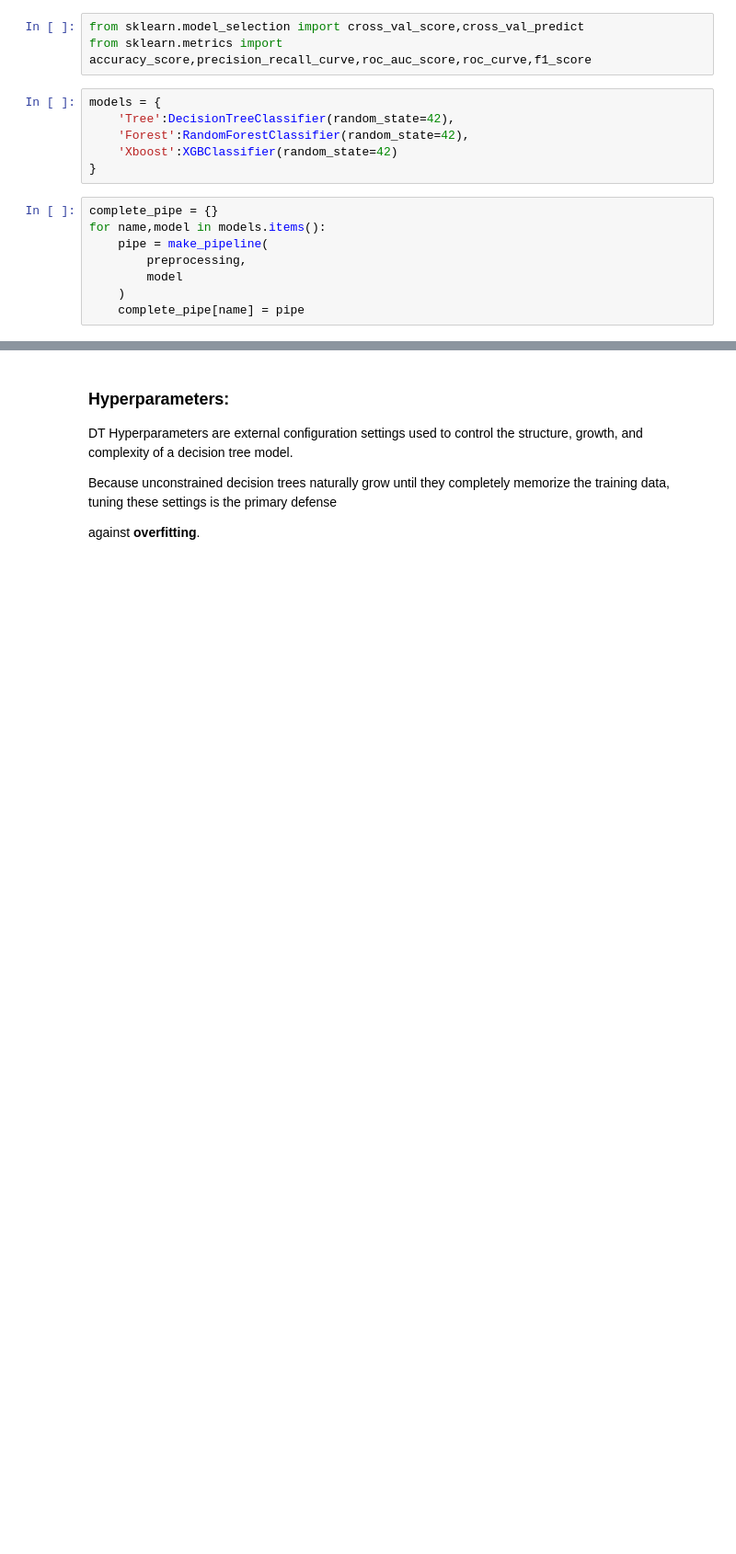
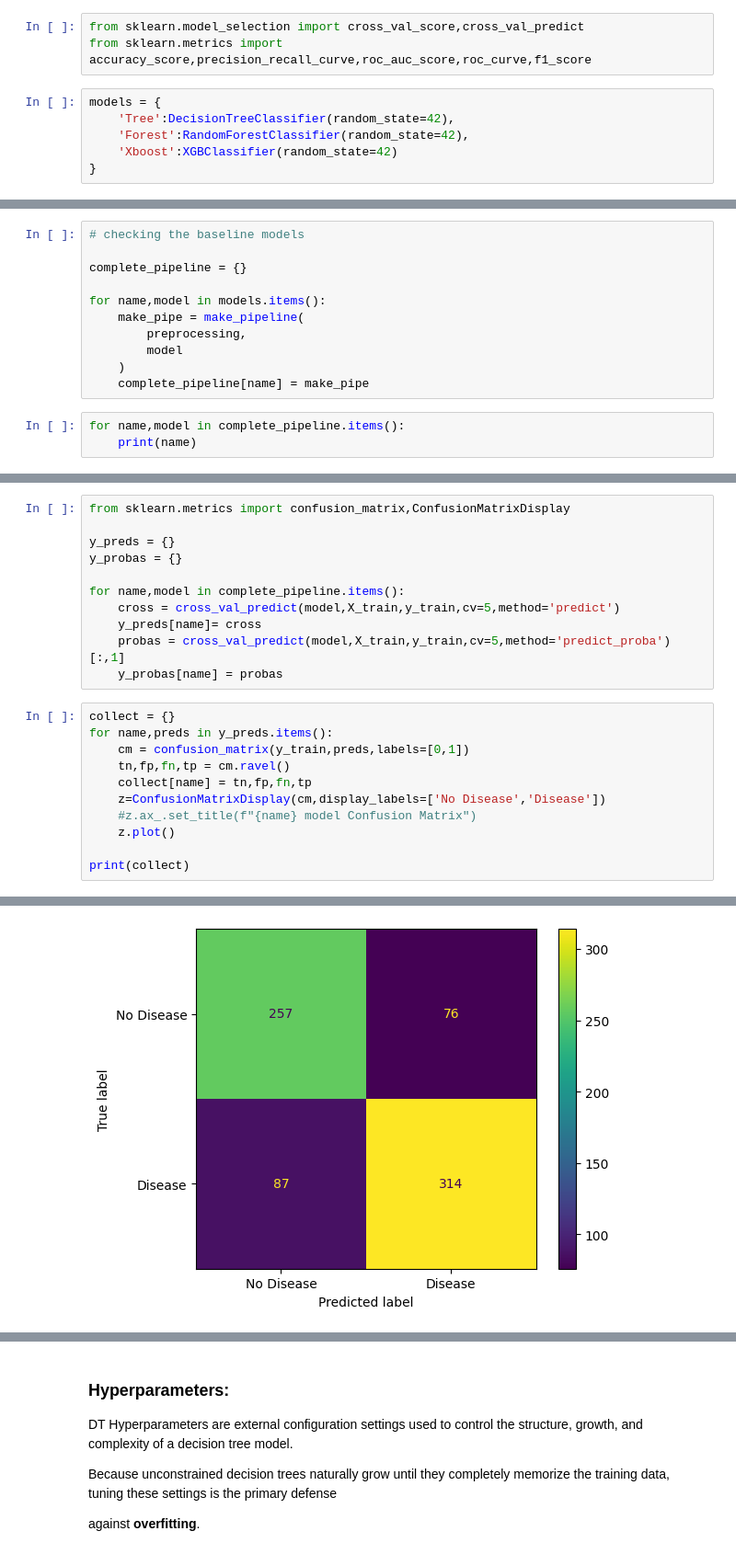
Before and after one commit to Luka-998/ml-concepts-visualized, a Jupyter notebook: DecisionTrees/03_HeartDataCompletePipeline.ipynb, the cells around one changed output, grey strips where cells are left out. Shown at 92% size. Cells and saved outputs as stored; diff of their text form; blank space fills up the shorter version.

```diff
--- a/DecisionTrees/03_HeartDataCompletePipeline.ipynb
+++ b/DecisionTrees/03_HeartDataCompletePipeline.ipynb
@@ -528,11 +528,3 @@ models = {
     'Forest':RandomForestClassifier(random_state=42),
     'Xboost':XGBClassifier(random_state=42)
 }
-# %%
-complete_pipe = {}
-for name,model in models.items():
-    pipe = make_pipeline(
-        preprocessing,
-        model
-    )
-    complete_pipe[name] = pipe
@@ -602,0 +531,14 @@ df_result_baseline.sort_values(by='f1',ascending=False)
+# %%
+# checking the baseline models
+
+complete_pipeline = {}
+
+for name,model in models.items():
+    make_pipe = make_pipeline(
+        preprocessing,
+        model
+    )
+    complete_pipeline[name] = make_pipe
+# %%
+for name,model in complete_pipeline.items():
+    print(name)
@@ -602,0 +573,23 @@ df_result_baseline.sort_values(by='f1',ascending=False)
+# %%
+from sklearn.metrics import confusion_matrix,ConfusionMatrixDisplay
+
+y_preds = {}
+y_probas = {}
+
+for name,model in complete_pipeline.items():
+    cross = cross_val_predict(model,X_train,y_train,cv=5,method='predict')
+    y_preds[name]= cross
+    probas = cross_val_predict(model,X_train,y_train,cv=5,method='predict_proba')[:,1]
+    y_probas[name] = probas
+# %%
+collect = {}
+for name,preds in y_preds.items():
+    cm = confusion_matrix(y_train,preds,labels=[0,1])
+    tn,fp,fn,tp = cm.ravel()
+    collect[name] = tn,fp,fn,tp
+    z=ConfusionMatrixDisplay(cm,display_labels=['No Disease','Disease'])
+    #z.ax_.set_title(f"{name} model Confusion Matrix")
+    z.plot()
+
+print(collect)
+# %% [output]
@@ -602,0 +597 @@ df_result_baseline.sort_values(by='f1',ascending=False)
+[figure, added]
```
Also changed, not shown: parts of 29 cells of this notebook.
